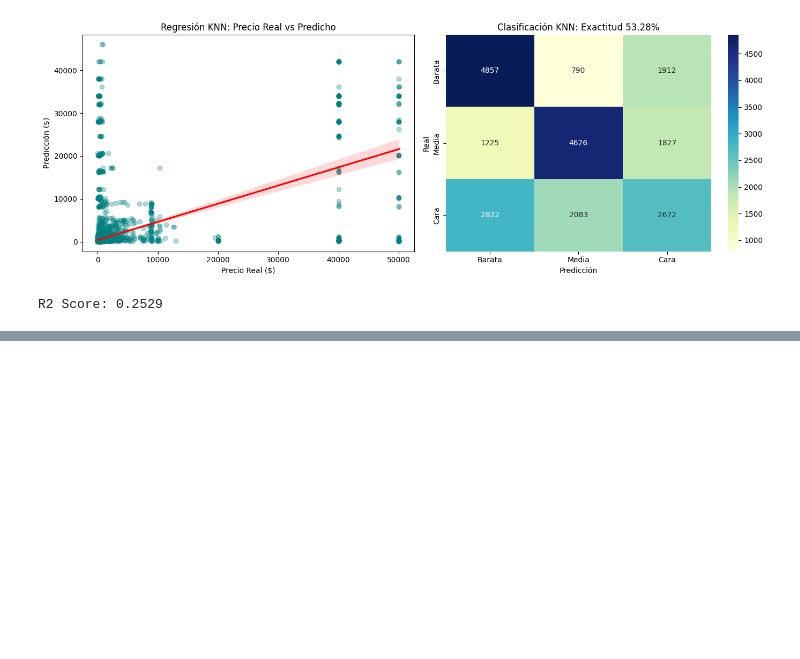
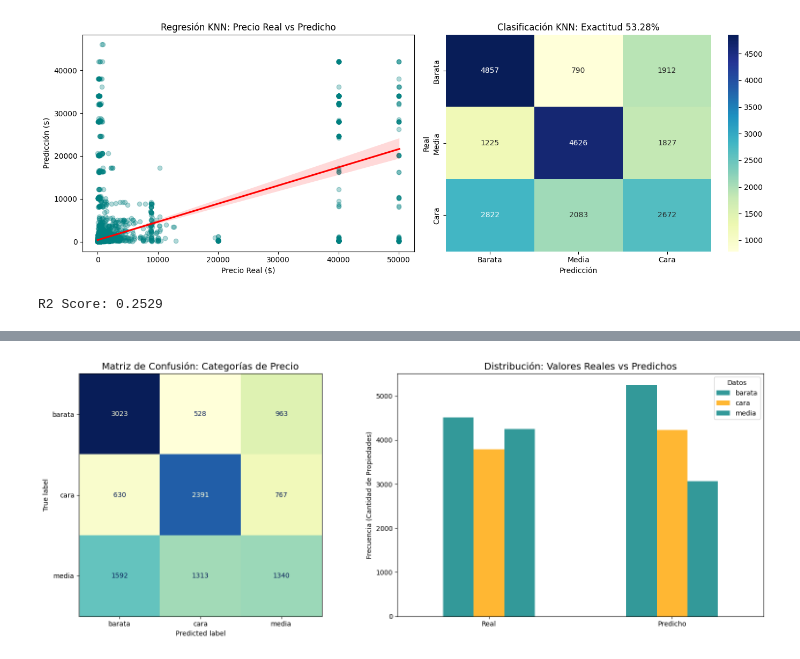
Before and after one commit to yosemm/Laboratorio6_Mineria, a Jupyter notebook: AnalisisLab6.ipynb, the cells around one changed output, grey strips where cells are left out. Drawn from its saved outputs; the diff is of its cells as text; code cells hidden in the pictures; blank space fills up the shorter version.

Commit message:
Actividad 6 y Actividad 7 agregadas

```diff
--- a/AnalisisLab6.ipynb
+++ b/AnalisisLab6.ipynb
@@ -354,0 +359,75 @@ Tras ejecutar la evaluación en el set de prueba, se observan los siguientes pun
+# %%
+# --- Actividad 6: Clasificación con KNN ---
+from sklearn.neighbors import KNeighborsClassifier
+from sklearn.metrics import classification_report, confusion_matrix, ConfusionMatrixDisplay, accuracy_score
+from sklearn.model_selection import train_test_split
+from sklearn.preprocessing import StandardScaler
+import matplotlib.pyplot as plt
+import seaborn as sns
+import pandas as pd
+import numpy as np
+
+# 1. PREPARACIÓN Y ALINEACIÓN DE DATOS
+# Definimos las columnas que usaremos (basado en lo trabajado en actividades 1-5)
+features_base = ['accommodates', 'bedrooms', 'beds', 'number_of_reviews', 'review_scores_rating']
+
+# Verificamos si existen columnas dummy de 'room_type' creadas previamente y las incluimos
+room_type_cols = [col for col in df_model.columns if 'room_type_' in col]
+all_features = features_base + room_type_cols
+
+# Aseguramos que la variable objetivo exista y esté limpia
+if 'price_category' not in df_model.columns:
+    df_model['price_category'] = pd.qcut(df_model['price'], q=3, labels=['Barata', 'Media', 'Cara'])
+
+# Creamos un sub-dataset temporal para asegurar que X y y tengan el mismo tamaño exacto
+# Eliminamos filas que tengan nulos en las características elegidas
+df_knn_cls = df_model[all_features + ['price_category']].dropna()
+
+X_cls = df_knn_cls[all_features]
+y_cls = df_knn_cls['price_category']
+
+# 2. DIVISIÓN DE DATOS (SPLIT)
+# Usamos stratify=y_cls para mantener la proporción de clases original en el set de prueba
+X_train_c, X_test_c, y_train_c, y_test_c = train_test_split(
+    X_cls, y_cls, test_size=0.2, random_state=42, stratify=y_cls
+)
+
+# 3. ESCALADO (Standardization)
+# KNN es extremadamente sensible a las escalas de las variables
+scaler_c = StandardScaler()
+X_train_c_scaled = scaler_c.fit_transform(X_train_c)
+X_test_c_scaled = scaler_c.transform(X_test_c)
+
+# 4. ENTRENAMIENTO DEL MODELO
+# Seleccionamos k=5 como valor balanceado inicial
+knn_clf = KNeighborsClassifier(n_neighbors=5)
+knn_clf.fit(X_train_c_scaled, y_train_c)
+
+# 5. PREDICCIÓN Y MÉTRICAS
+y_pred_c = knn_clf.predict(X_test_c_scaled)
+
+print("--- REPORTE DE MÉTRICAS: CLASIFICACIÓN KNN ---")
+print(classification_report(y_test_c, y_pred_c))
+
+# 6. GENERACIÓN DE GRÁFICAS DE RESPALDO
+fig, ax = plt.subplots(1, 2, figsize=(16, 6))
+
+# Gráfica A: Matriz de Confusión
+cm = confusion_matrix(y_test_c, y_pred_c, labels=knn_clf.classes_)
+disp = ConfusionMatrixDisplay(confusion_matrix=cm, display_labels=knn_clf.classes_)
+disp.plot(cmap='YlGnBu', ax=ax[0], colorbar=False)
+ax[0].set_title('Matriz de Confusión: Categorías de Precio', fontsize=14)
+ax[0].grid(False)
+
+# Gráfica B: Comparación de Frecuencias Reales vs Predichas
+res_df = pd.DataFrame({'Real': y_test_c, 'Predicho': y_pred_c})
+res_counts = res_df.apply(pd.Series.value_counts).T
+res_counts.plot(kind='bar', ax=ax[1], color=['teal', 'orange'], alpha=0.8)
+ax[1].set_title('Distribución: Valores Reales vs Predichos', fontsize=14)
+ax[1].set_ylabel('Frecuencia (Cantidad de Propiedades)')
+ax[1].set_xticklabels(ax[1].get_xticklabels(), rotation=0)
+ax[1].legend(title='Datos')
+
+plt.tight_layout()
+plt.show()
+# %% [output]
@@ -354,0 +444 @@ Tras ejecutar la evaluación en el set de prueba, se observan los siguientes pun
+[figure, added]
```
Also changed, not shown: parts of 8 cells of this notebook.
